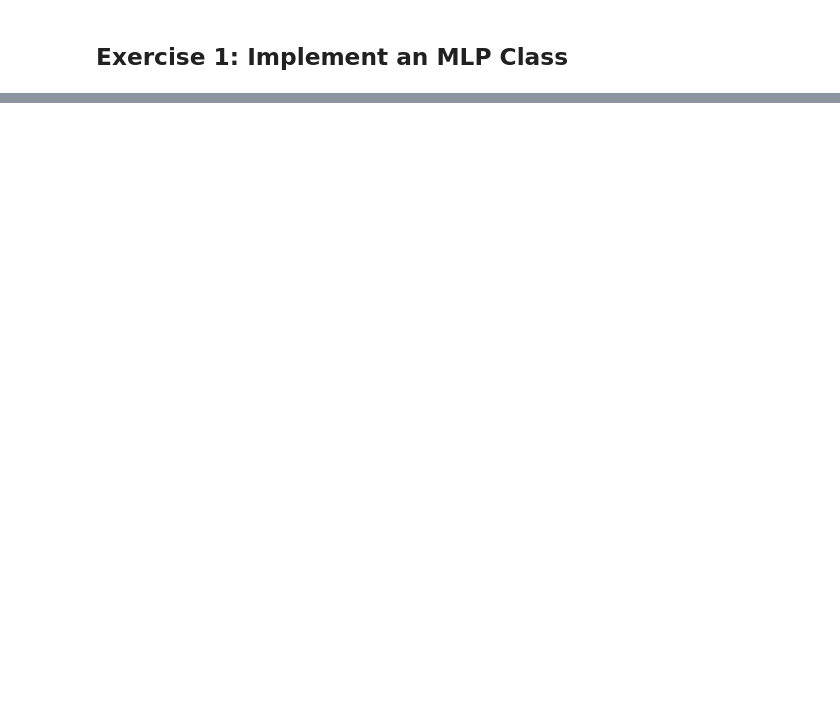
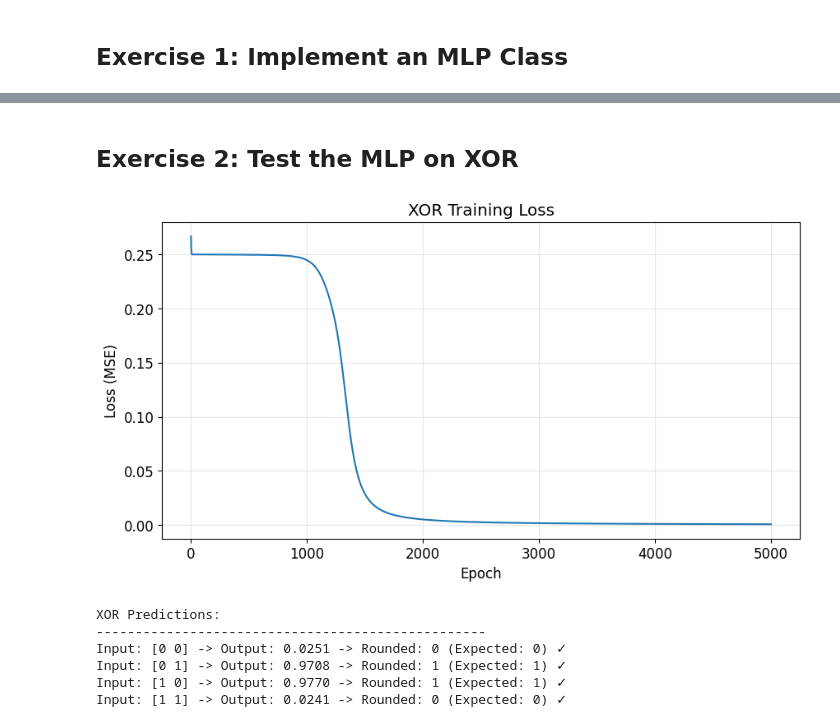
Before and after one commit to KarolisBz/ARTIFICIAL-INTELLIGENCE-LABS, a Jupyter notebook: Lab2/Lab2.ipynb, the cells around one changed output, grey strips where cells are left out. Cells and saved outputs as stored; diff of their text form; code cells hidden in the pictures; blank space fills up the shorter version.

```diff
--- a/Lab2/Lab2.ipynb
+++ b/Lab2/Lab2.ipynb
@@ -170,0 +175,49 @@ print("MLP class defined successfully!")
+# %% [markdown]
+## Exercise 2: Test the MLP on XOR
+# %%
+# Define XOR data
+# TODO: add code here to define XOR data
+## Hint: see Lab 1# Create and train MLP
+X_xor = np.array([
+    [0, 0],
+    [0, 1],
+    [1, 0],
+    [1, 1]])
+
+y_xor = np.array([
+    [0],
+    [1],
+    [1],
+    [0]
+])
+
+np.random.seed(42)
+mlp_xor = MLP(n_inputs=2, n_hidden=4, n_outputs=1, learning_rate=2.0)
+losses_xor = mlp_xor.train(X_xor, y_xor, epochs=5000, verbose=False)
+
+# Plot training loss
+plt.figure(figsize=(10, 5))
+plt.plot(losses_xor)
+plt.xlabel('Epoch')
+plt.ylabel('Loss (MSE)')
+plt.title('XOR Training Loss')
+plt.grid(True, alpha=0.3)
+plt.show()
+
+# Test predictions
+print("\nXOR Predictions:")
+print("-" * 50)
+
+for i in range(len(X_xor)):
+    output = mlp_xor.forward(X_xor[i:i+1])
+    rounded = round(output[0][0])
+    correct = "✓" if rounded == y_xor[i][0] else "✗"
+    print(f"Input: {X_xor[i]} -> Output: {output[0][0]:.4f} -> Rounded: {rounded} (Expected: {y_xor[i][0]}) {correct}")
+# %% [output]
+[figure, added]
+XOR Predictions:
+--------------------------------------------------
+Input: [0 0] -> Output: 0.0251 -> Rounded: 0 (Expected: 0) ✓
+Input: [0 1] -> Output: 0.9708 -> Rounded: 1 (Expected: 1) ✓
+Input: [1 0] -> Output: 0.9770 -> Rounded: 1 (Expected: 1) ✓
+Input: [1 1] -> Output: 0.0241 -> Rounded: 0 (Expected: 0) ✓
```
Also changed, not shown: parts of 2 cells of this notebook.
